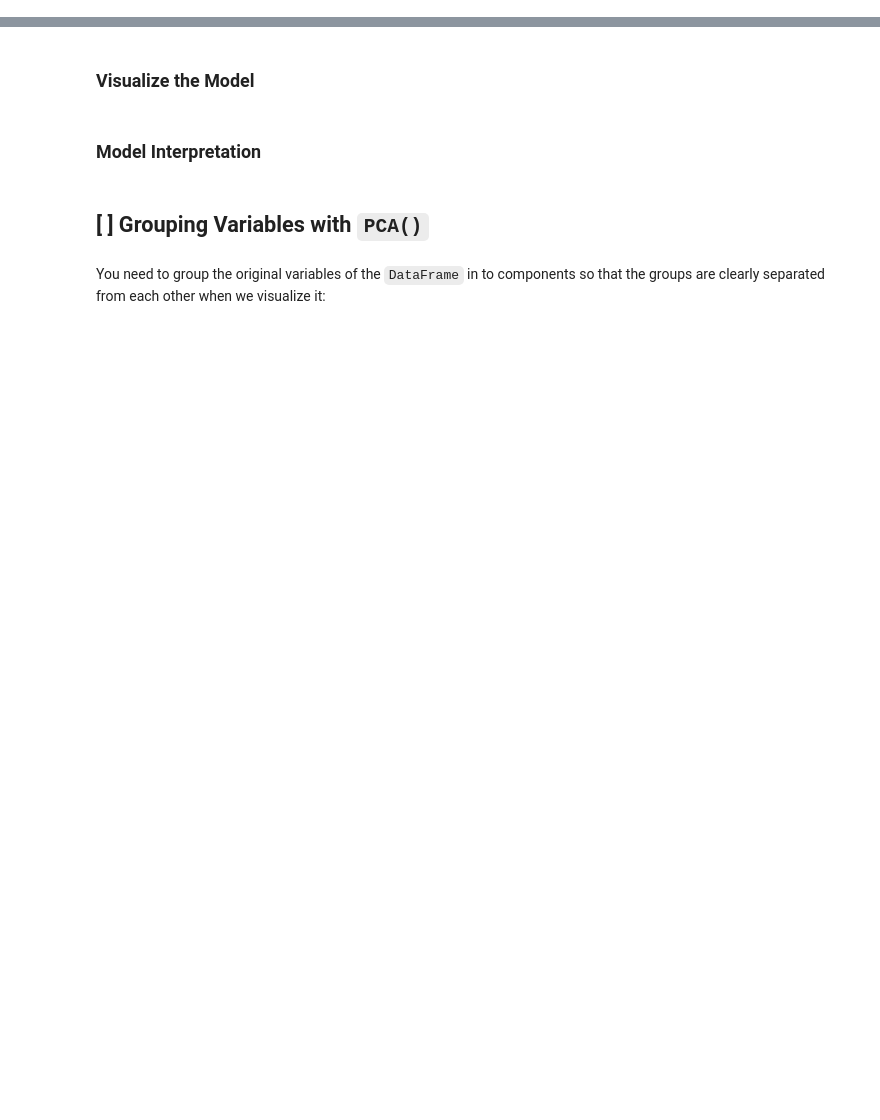
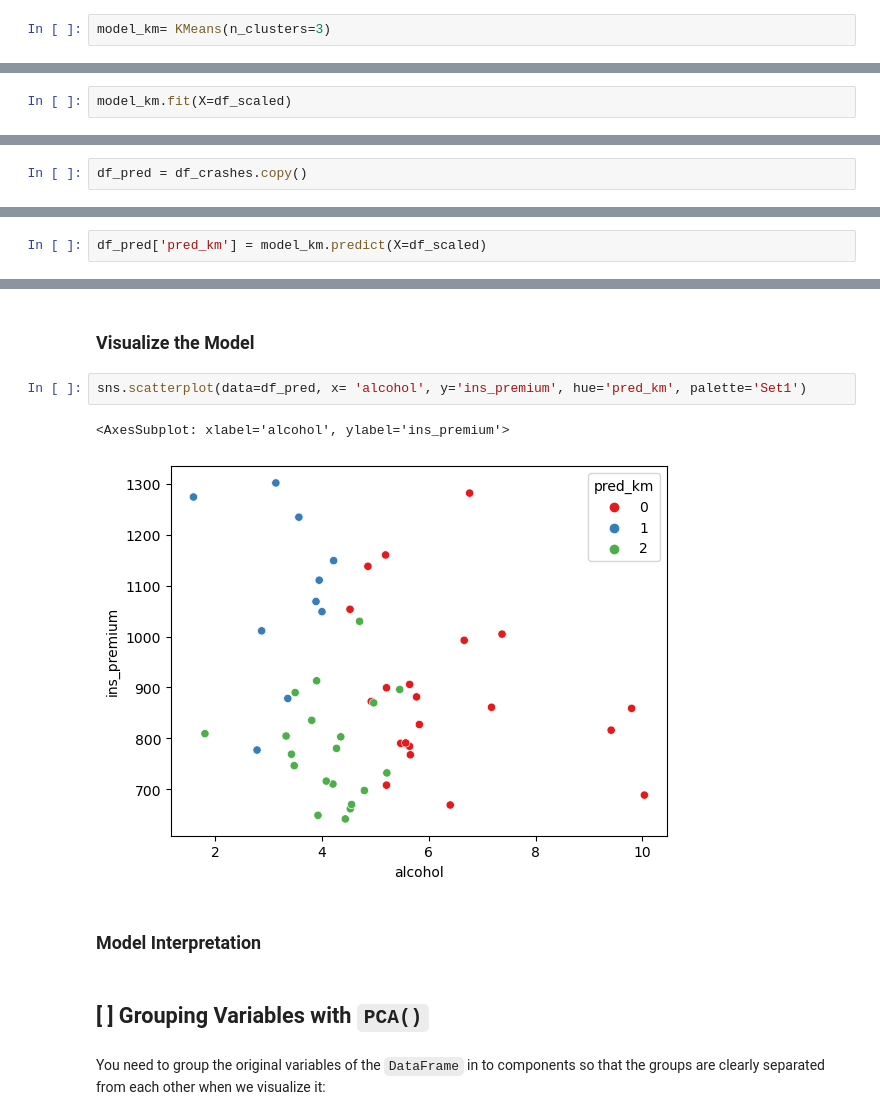
Before and after one commit to Axxst/resolving-machine-learning-python, a Jupyter notebook: 06_Principal Component Analysis & Dimensionality Reduction/06B_dimensionality-reduction-pca_session_blank.ipynb, the cells around one changed output, grey strips where cells are left out. Cells and saved outputs as stored; diff of their text form; blank space fills up the shorter version.

```diff
--- a/06_Principal Component Analysis & Dimensionality Reduction/06B_dimensionality-reduction-pca_session_blank.ipynb
+++ b/06_Principal Component Analysis & Dimensionality Reduction/06B_dimensionality-reduction-pca_session_blank.ipynb
@@ -53,4 +73,8 @@ df_crashes
 # %% [markdown]
 ### Instantiate the Class
+# %%
+model_km= KMeans(n_clusters=3)
 # %% [markdown]
 ### Fit the Model
+# %%
+model_km.fit(X=df_scaled)
@@ -59,4 +91,8 @@ df_crashes
 # %% [markdown]
 ### Create a New DataFrame for the Predictions
+# %%
+df_pred = df_crashes.copy()
 # %% [markdown]
 ### Create a New Column for the Predictions
+# %%
+df_pred['pred_km'] = model_km.predict(X=df_scaled)
@@ -63,5 +120,10 @@ df_crashes
 # %% [markdown]
 ### Visualize the Model
+# %%
+sns.scatterplot(data=df_pred, x= 'alcohol', y='ins_premium', hue='pred_km', palette='Set1')
+# %% [output]
+<AxesSubplot: xlabel='alcohol', ylabel='ins_premium'>
+[figure, added]
 # %% [markdown]
 ### Model Interpretation
 # %% [markdown]
```
Also changed, not shown: parts of 17 cells of this notebook.
